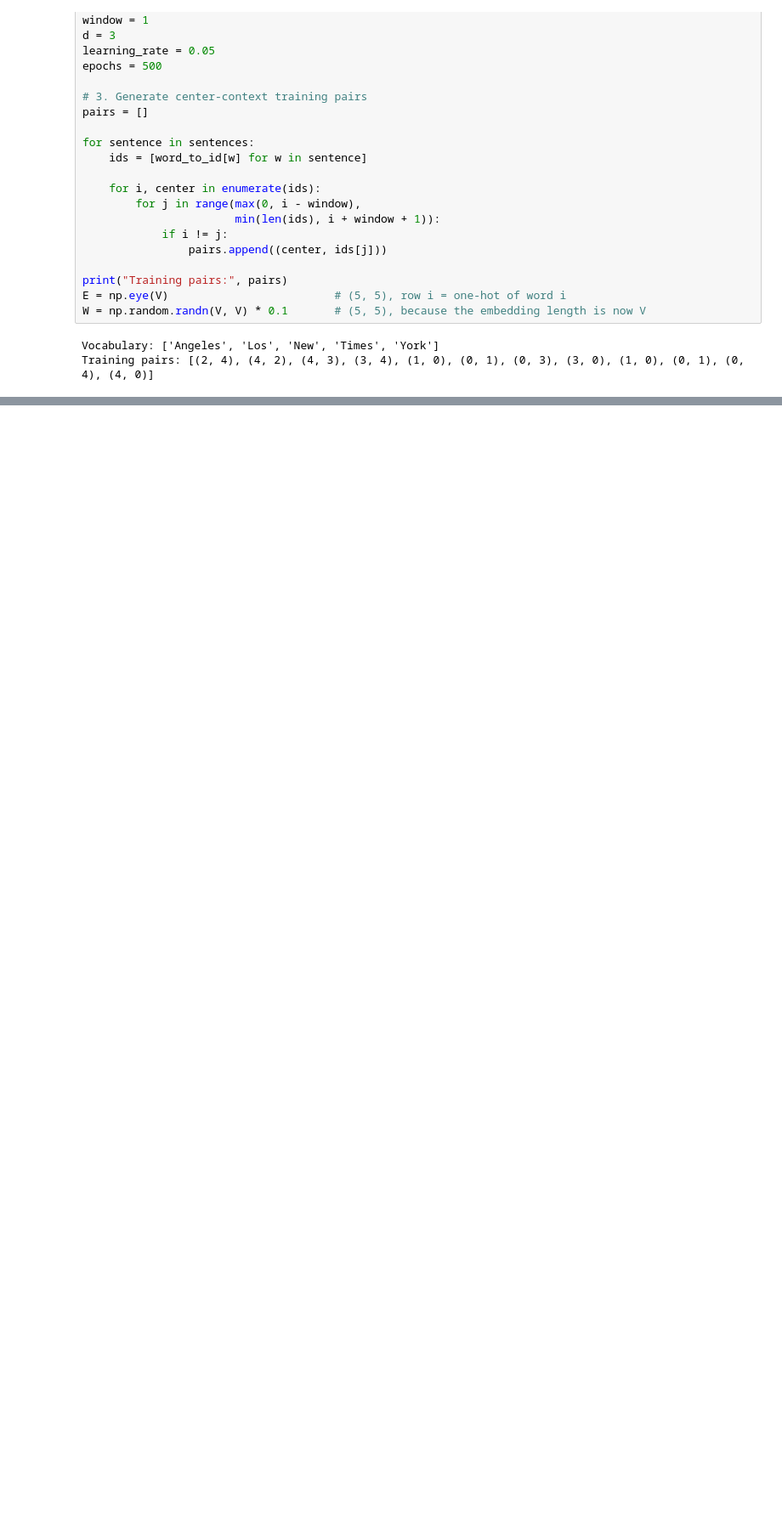
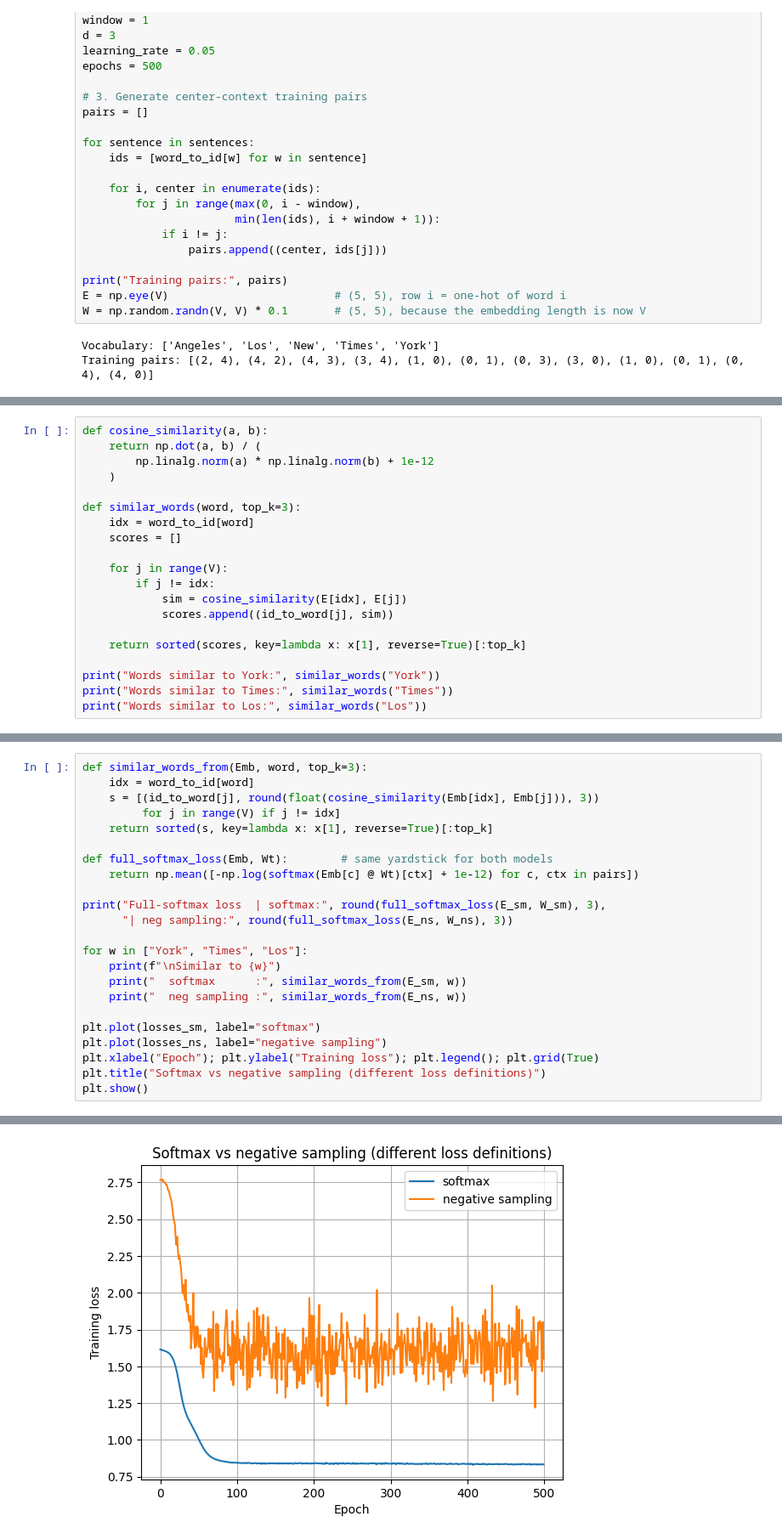
Before and after one commit to g25ait2023/DEEP-LEARNING_NLP, a Jupyter notebook: flowers_G25AIT2023.ipynb, the cells around one changed output, grey strips where cells are left out. Shown at 85% size. Cells and saved outputs as stored; diff of their text form; blank space fills up the shorter version.

```diff
--- a/flowers_G25AIT2023.ipynb
+++ b/flowers_G25AIT2023.ipynb
@@ -329,0 +399,20 @@ Training pairs: [(2, 4), (4, 2), (4, 3), (3, 4), (1, 0), (0, 1), (0, 3), (3, 0),
+# %%
+def cosine_similarity(a, b):
+    return np.dot(a, b) / (
+        np.linalg.norm(a) * np.linalg.norm(b) + 1e-12
+    )
+
+def similar_words(word, top_k=3):
+    idx = word_to_id[word]
+    scores = []
+
+    for j in range(V):
+        if j != idx:
+            sim = cosine_similarity(E[idx], E[j])
+            scores.append((id_to_word[j], sim))
+
+    return sorted(scores, key=lambda x: x[1], reverse=True)[:top_k]
+
+print("Words similar to York:", similar_words("York"))
+print("Words similar to Times:", similar_words("Times"))
+print("Words similar to Los:", similar_words("Los"))
@@ -329,0 +490,24 @@ Training pairs: [(2, 4), (4, 2), (4, 3), (3, 4), (1, 0), (0, 1), (0, 3), (3, 0),
+# %%
+def similar_words_from(Emb, word, top_k=3):
+    idx = word_to_id[word]
+    s = [(id_to_word[j], round(float(cosine_similarity(Emb[idx], Emb[j])), 3))
+         for j in range(V) if j != idx]
+    return sorted(s, key=lambda x: x[1], reverse=True)[:top_k]
+
+def full_softmax_loss(Emb, Wt):        # same yardstick for both models
+    return np.mean([-np.log(softmax(Emb[c] @ Wt)[ctx] + 1e-12) for c, ctx in pairs])
+
+print("Full-softmax loss  | softmax:", round(full_softmax_loss(E_sm, W_sm), 3),
+      "| neg sampling:", round(full_softmax_loss(E_ns, W_ns), 3))
+
+for w in ["York", "Times", "Los"]:
+    print(f"\nSimilar to {w}")
+    print("  softmax      :", similar_words_from(E_sm, w))
+    print("  neg sampling :", similar_words_from(E_ns, w))
+
+plt.plot(losses_sm, label="softmax")
+plt.plot(losses_ns, label="negative sampling")
+plt.xlabel("Epoch"); plt.ylabel("Training loss"); plt.legend(); plt.grid(True)
+plt.title("Softmax vs negative sampling (different loss definitions)")
+plt.show()
+# %% [output]
@@ -329,0 +527 @@ Training pairs: [(2, 4), (4, 2), (4, 3), (3, 4), (1, 0), (0, 1), (0, 3), (3, 0),
+[figure, added]
```
Also changed, not shown: parts of 9 cells of this notebook.
